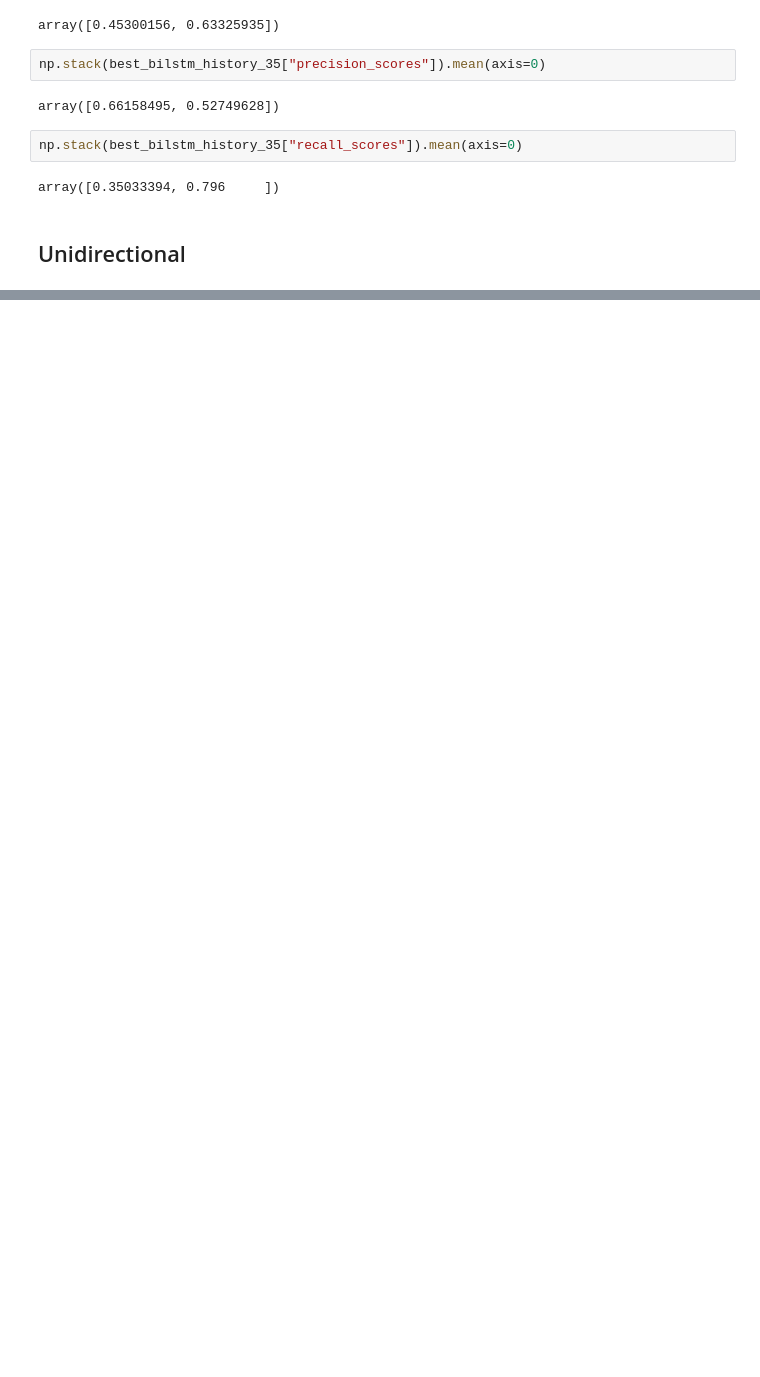
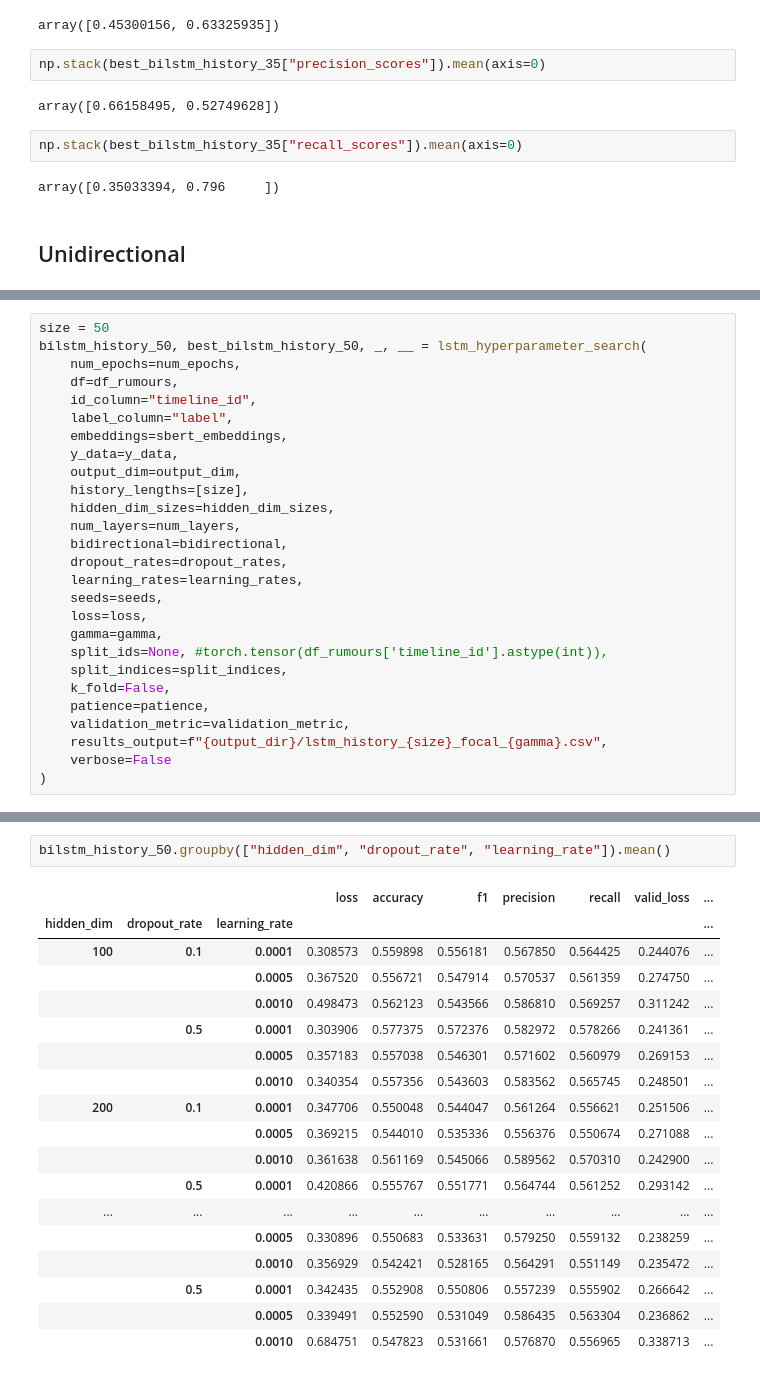
Before and after one commit to ttseriotou/sig-networks, a Jupyter notebook: notebooks/Rumours/rumours-baseline-bilstm.ipynb, the cells around one changed output, grey strips where cells are left out. Drawn from its saved outputs; the diff is of its cells as text; blank space fills up the shorter version.

```diff
--- a/notebooks/Rumours/rumours-baseline-bilstm.ipynb
+++ b/notebooks/Rumours/rumours-baseline-bilstm.ipynb
@@ -399,0 +441,27 @@ np.stack(best_bilstm_history_35_uni["recall_scores"]).mean(axis=0)
+# %%
+size = 50
+bilstm_history_50, best_bilstm_history_50, _, __ = lstm_hyperparameter_search(
+    num_epochs=num_epochs,
+    df=df_rumours,
+    id_column="timeline_id",
+    label_column="label",
+    embeddings=sbert_embeddings,
+    y_data=y_data,
+    output_dim=output_dim,
+    history_lengths=[size],
+    hidden_dim_sizes=hidden_dim_sizes,
+    num_layers=num_layers,
+    bidirectional=bidirectional,
+    dropout_rates=dropout_rates,
+    learning_rates=learning_rates,
+    seeds=seeds,
+    loss=loss,
+    gamma=gamma,
+    split_ids=None, #torch.tensor(df_rumours['timeline_id'].astype(int)),
+    split_indices=split_indices,
+    k_fold=False,
+    patience=patience,
+    validation_metric=validation_metric,
+    results_output=f"{output_dir}/lstm_history_{size}_focal_{gamma}.csv",
+    verbose=False
+)
@@ -399,0 +478,21 @@ np.stack(best_bilstm_history_35_uni["recall_scores"]).mean(axis=0)
+# %%
+bilstm_history_50.groupby(["hidden_dim", "dropout_rate", "learning_rate"]).mean()
+# %% [output]
+|  |  |  | loss | accuracy | f1 | precision | recall | valid_loss | ... |
+| hidden_dim | dropout_rate | learning_rate |  |  |  |  |  |  | ... |
+| 100 | 0.1 | 0.0001 | 0.308573 | 0.559898 | 0.556181 | 0.567850 | 0.564425 | 0.244076 | ... |
+|  |  | 0.0005 | 0.367520 | 0.556721 | 0.547914 | 0.570537 | 0.561359 | 0.274750 | ... |
+|  |  | 0.0010 | 0.498473 | 0.562123 | 0.543566 | 0.586810 | 0.569257 | 0.311242 | ... |
+|  | 0.5 | 0.0001 | 0.303906 | 0.577375 | 0.572376 | 0.582972 | 0.578266 | 0.241361 | ... |
+|  |  | 0.0005 | 0.357183 | 0.557038 | 0.546301 | 0.571602 | 0.560979 | 0.269153 | ... |
+|  |  | 0.0010 | 0.340354 | 0.557356 | 0.543603 | 0.583562 | 0.565745 | 0.248501 | ... |
+| 200 | 0.1 | 0.0001 | 0.347706 | 0.550048 | 0.544047 | 0.561264 | 0.556621 | 0.251506 | ... |
+|  |  | 0.0005 | 0.369215 | 0.544010 | 0.535336 | 0.556376 | 0.550674 | 0.271088 | ... |
+|  |  | 0.0010 | 0.361638 | 0.561169 | 0.545066 | 0.589562 | 0.570310 | 0.242900 | ... |
+|  | 0.5 | 0.0001 | 0.420866 | 0.555767 | 0.551771 | 0.564744 | 0.561252 | 0.293142 | ... |
+| ... | ... | ... | ... | ... | ... | ... | ... | ... | ... |
+|  |  | 0.0005 | 0.330896 | 0.550683 | 0.533631 | 0.579250 | 0.559132 | 0.238259 | ... |
+|  |  | 0.0010 | 0.356929 | 0.542421 | 0.528165 | 0.564291 | 0.551149 | 0.235472 | ... |
+|  | 0.5 | 0.0001 | 0.342435 | 0.552908 | 0.550806 | 0.557239 | 0.555902 | 0.266642 | ... |
+|  |  | 0.0005 | 0.339491 | 0.552590 | 0.531049 | 0.586435 | 0.563304 | 0.236862 | ... |
+|  |  | 0.0010 | 0.684751 | 0.547823 | 0.531661 | 0.576870 | 0.556965 | 0.338713 | ... |
```
Also changed, not shown: parts of 29 cells of this notebook, 13 other files.
